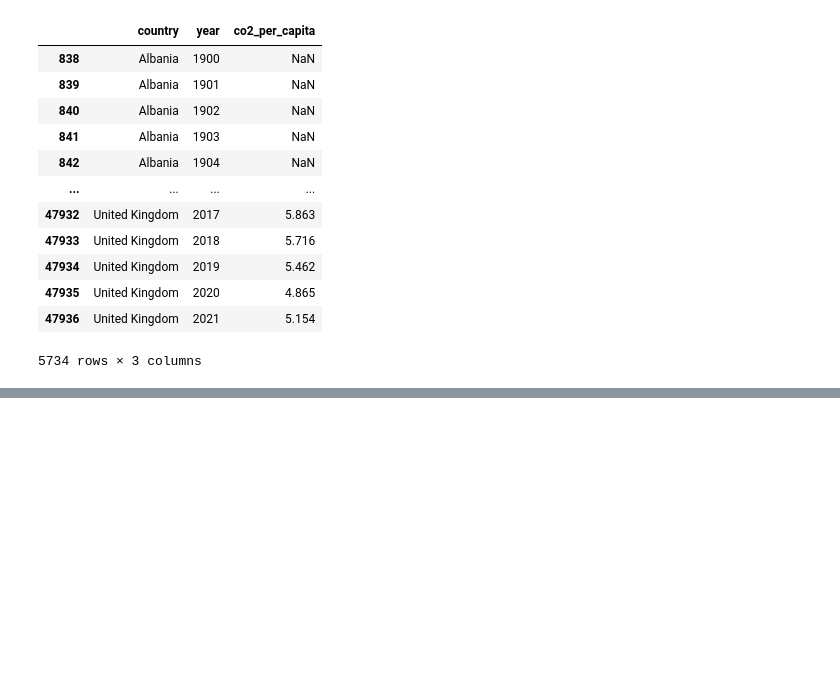
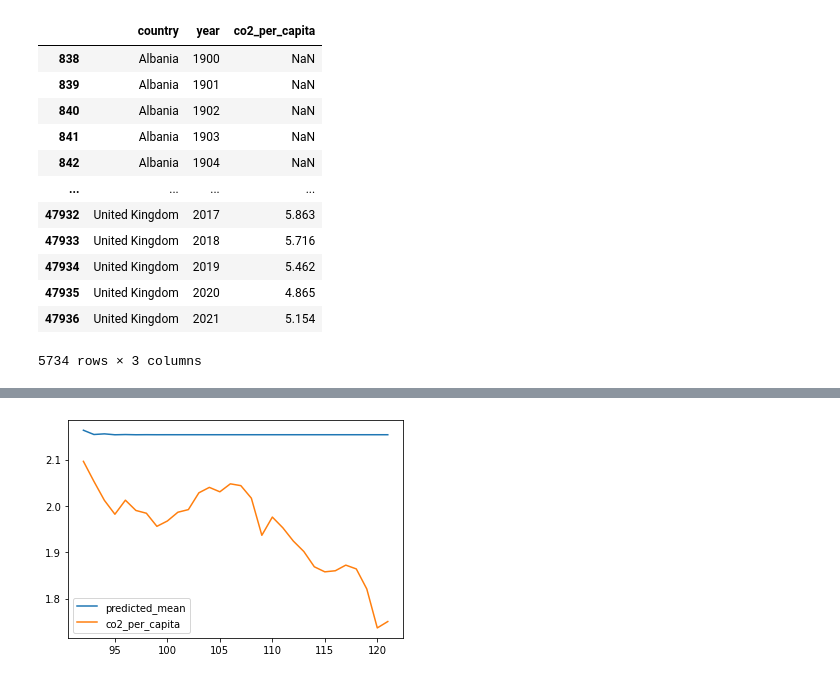
Before and after one commit to L-dos-Santos/final-project, a Jupyter notebook: test.ipynb, the cells around one changed output, grey strips where cells are left out. Saved outputs shown, nothing was run; the diff lists cells and outputs as text; code cells hidden in the pictures; blank space fills up the shorter version.

```diff
--- a/test.ipynb
+++ b/test.ipynb
@@ -183,0 +237,4 @@ mean_
+# %%
+model = ARIMA(df_train, order = (2,1,1))
+model_fit = model.fit()
+print(model_fit.summary())
@@ -183,0 +259,7 @@ mean_
+# %%
+#Make predctions on test set
+start = len(df_train)
+end = len(df_train) + len(df_test)-1
+pred = model_fit.predict(start=start, end=end, typ='levels')
+pred.index = df.index[start:end+1]
+print(pred)
@@ -183,0 +284,5 @@ mean_
+# %%
+pred.plot(legend = True)
+df_test.plot(legend = True);
+# %% [output]
+[figure, added]
```
Also changed, not shown: parts of 27 cells of this notebook.
